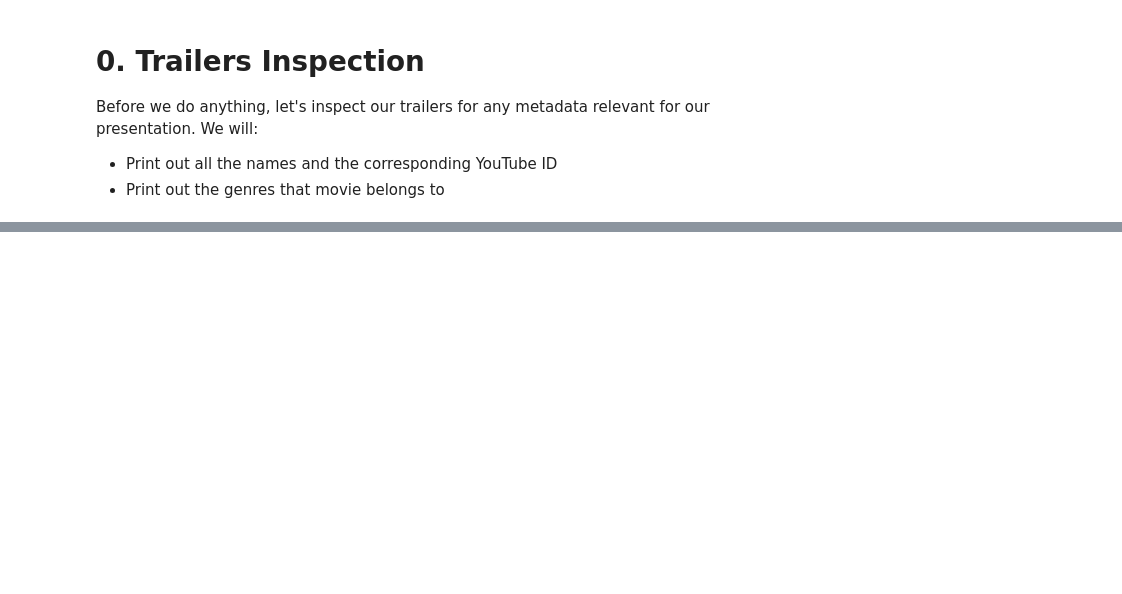
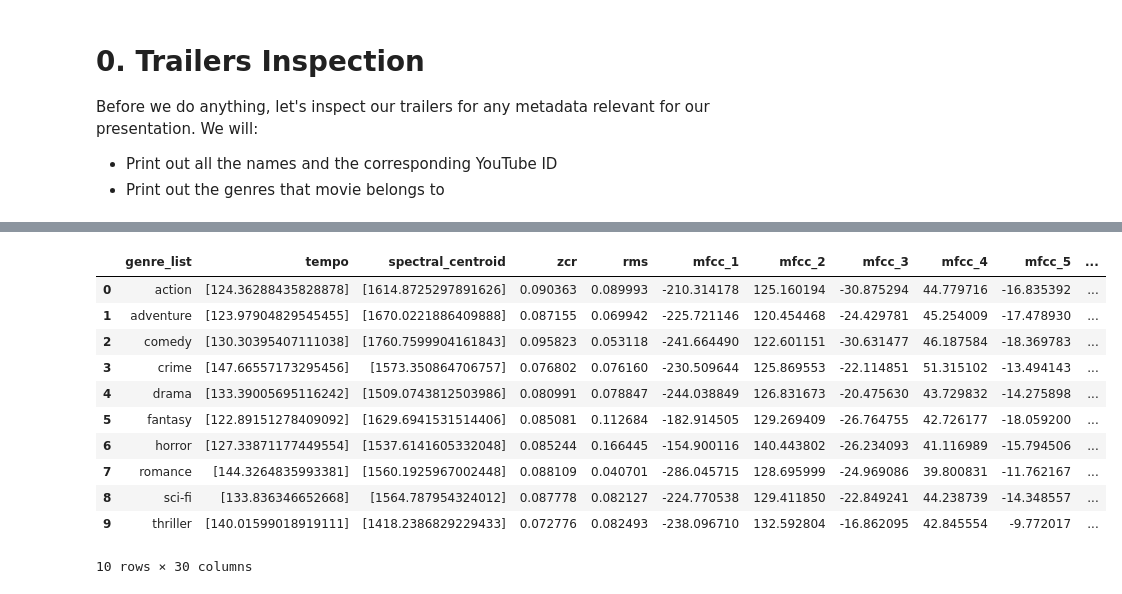
Before and after one commit to danit-niwattananan-personal/tum_nlp-projektwoche, a Jupyter notebook: audio_playground.ipynb, the cells around one changed output, grey strips where cells are left out. Cells and saved outputs as stored; diff of their text form; code cells hidden in the pictures; blank space fills up the shorter version.

```diff
--- a/audio_playground.ipynb
+++ b/audio_playground.ipynb
@@ -142,0 +391,21 @@ fantasy       3
+# %%
+# Select feature columns (exclude filename, genres, genre_list)
+feature_cols = [col for col in df.columns if col not in ['filename', 'genres', 'genre_list']]
+
+# Group by genre and calculate mean
+df_avg = df_exploded.groupby('genre_list')[feature_cols].mean().reset_index()
+
+df_avg
+# %% [output]
+|  | genre_list | tempo | spectral_centroid | zcr | rms | mfcc_1 | mfcc_2 | mfcc_3 | mfcc_4 | mfcc_5 | ... |
+| 0 | action | [124.36288435828878] | [1614.8725297891626] | 0.090363 | 0.089993 | -210.314178 | 125.160194 | -30.875294 | 44.779716 | -16.835392 | ... |
+| 1 | adventure | [123.97904829545455] | [1670.0221886409888] | 0.087155 | 0.069942 | -225.721146 | 120.454468 | -24.429781 | 45.254009 | -17.478930 | ... |
+| 2 | comedy | [130.30395407111038] | [1760.7599904161843] | 0.095823 | 0.053118 | -241.664490 | 122.601151 | -30.631477 | 46.187584 | -18.369783 | ... |
+| 3 | crime | [147.66557173295456] | [1573.350864706757] | 0.076802 | 0.076160 | -230.509644 | 125.869553 | -22.114851 | 51.315102 | -13.494143 | ... |
+| 4 | drama | [133.39005695116242] | [1509.0743812503986] | 0.080991 | 0.078847 | -244.038849 | 126.831673 | -20.475630 | 43.729832 | -14.275898 | ... |
+| 5 | fantasy | [122.89151278409092] | [1629.6941531514406] | 0.085081 | 0.112684 | -182.914505 | 129.269409 | -26.764755 | 42.726177 | -18.059200 | ... |
+| 6 | horror | [127.33871177449554] | [1537.6141605332048] | 0.085244 | 0.166445 | -154.900116 | 140.443802 | -26.234093 | 41.116989 | -15.794506 | ... |
+| 7 | romance | [144.3264835993381] | [1560.1925967002448] | 0.088109 | 0.040701 | -286.045715 | 128.695999 | -24.969086 | 39.800831 | -11.762167 | ... |
+| 8 | sci-fi | [133.836346652668] | [1564.787954324012] | 0.087778 | 0.082127 | -224.770538 | 129.411850 | -22.849241 | 44.238739 | -14.348557 | ... |
+| 9 | thriller | [140.01599018919111] | [1418.2386829229433] | 0.072776 | 0.082493 | -238.096710 | 132.592804 | -16.862095 | 42.845554 | -9.772017 | ... |
+10 rows × 30 columns
```
Also changed, not shown: parts of 10 cells of this notebook.
